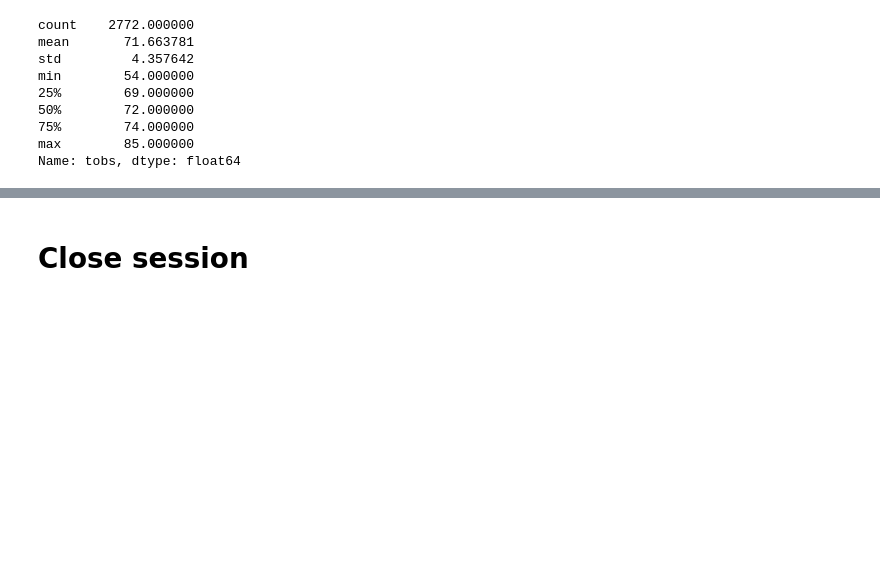
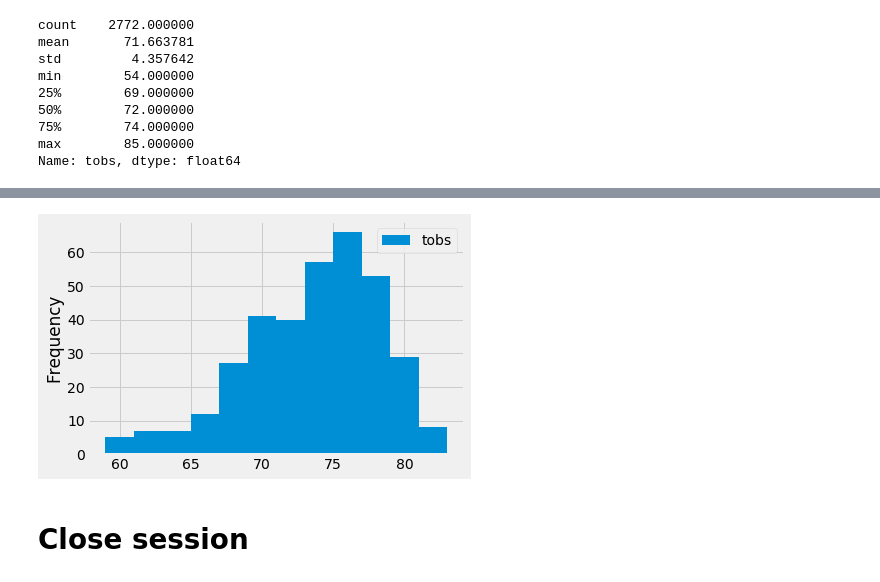
Before and after one commit to mconwa20/sqlalchemy-challenge, a Jupyter notebook: climate_starter.ipynb, the cells around one changed output, grey strips where cells are left out. Cells and saved outputs as stored; diff of their text form; code cells hidden in the pictures; blank space fills up the shorter version.

```diff
--- a/climate_starter.ipynb
+++ b/climate_starter.ipynb
@@ -259,0 +258,5 @@ temp
+# %%
+#dataframe conversion
+
+temp_df = pd.DataFrame(temp)
+temp_df.head()
@@ -260,3 +270,12 @@ temp
+# %%
+#histogram
+
+temp_df.plot.hist(bins=12)
+
+plt.savefig("station-histogram.png")
+plt.show()
+# %% [output]
+[figure, added]
 # %% [markdown]
 # Close session
 # %%
```
Also changed, not shown: parts of 5 cells of this notebook, 3 other files.
